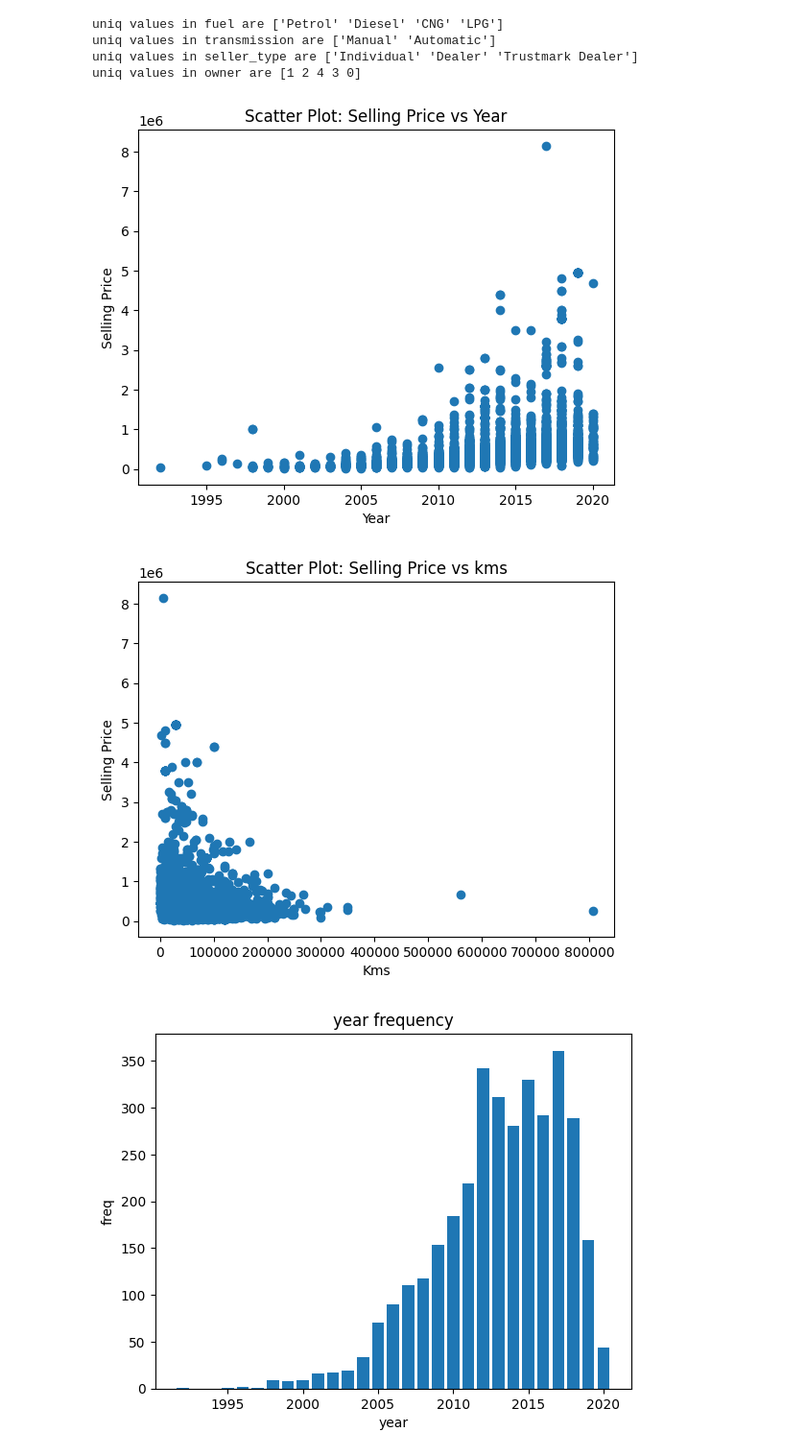
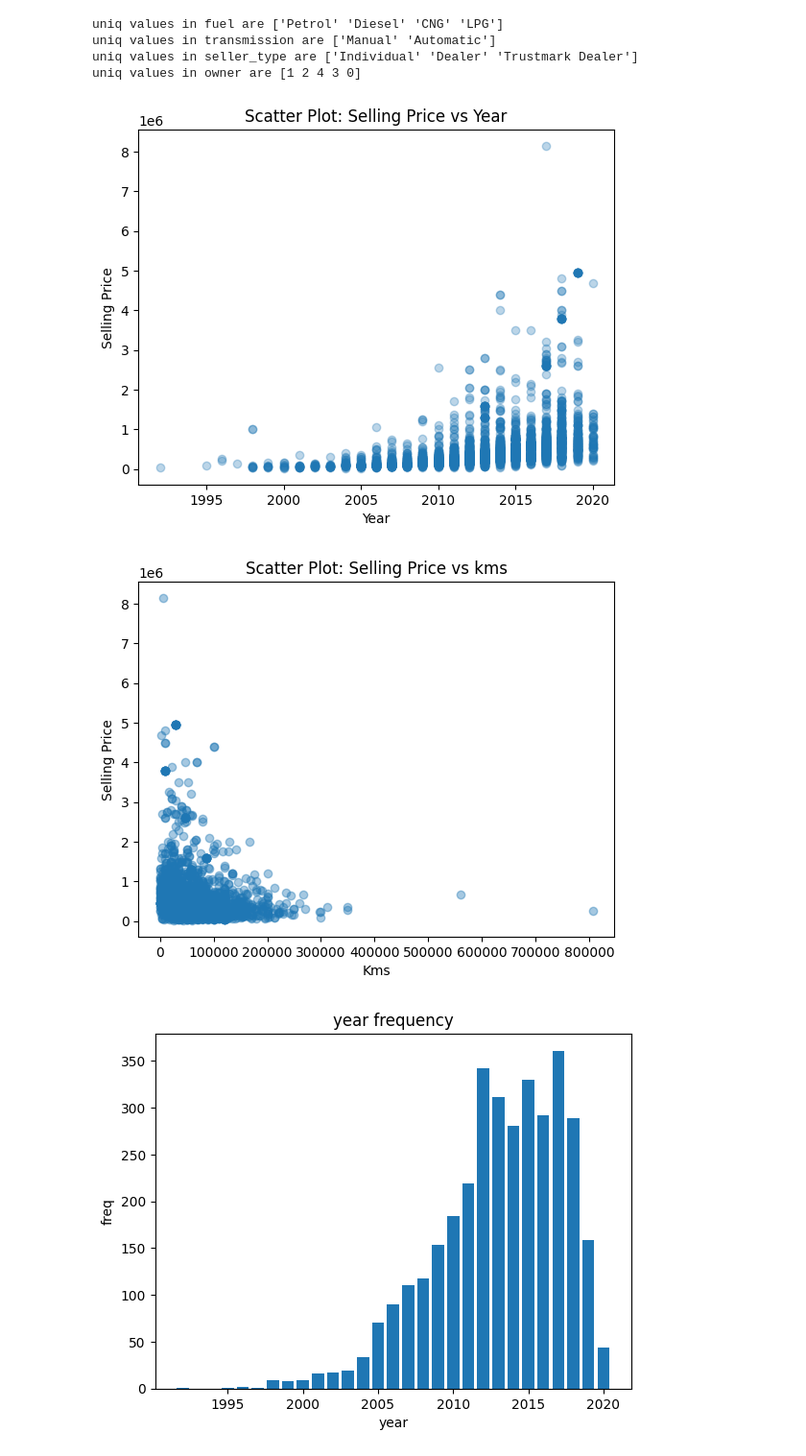
Before and after one commit to DivyanshuBhoyar/ml-study, a Jupyter notebook: linear-regression/practice/linear_proj_cars.ipynb, the cells around one changed output. Shown at 96% size. Saved outputs shown, nothing was run; the diff lists cells and outputs as text; code cells hidden in the pictures.

```diff
--- a/linear-regression/practice/linear_proj_cars.ipynb
+++ b/linear-regression/practice/linear_proj_cars.ipynb
@@ -134,20 +134,20 @@ uniq values in seller_type are ['Individual' 'Dealer' 'Trustmark Dealer']
 uniq values in owner are [1 2 4 3 0]
 # %%
 # checking whether year and km_driven have any linear relationship with selling price
-plt.scatter(X_train['year'], Y_train)
+plt.scatter(X_train['year'], Y_train, alpha=0.3)
 plt.xlabel('Year')
 plt.ylabel('Selling Price')
 plt.title('Scatter Plot: Selling Price vs Year')
 plt.show()
 
-plt.scatter(X_train['km_driven'], Y_train)
+plt.scatter(X_train['km_driven'], Y_train, alpha=0.4)
 plt.xlabel('Kms')
 plt.ylabel('Selling Price')
 plt.title('Scatter Plot: Selling Price vs kms')
 plt.show()
 # %% [output]
-[figure, old version]
+[figure, new version]
-[figure, old version]
+[figure, new version]
 # %%
 # visualising the distribution of various params
 
```
Also changed, not shown: 1 other file.
